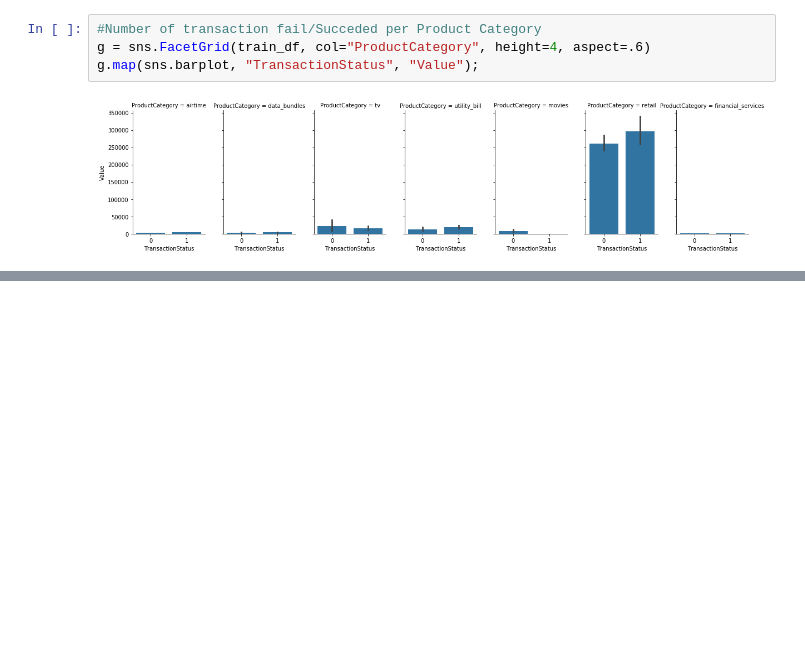
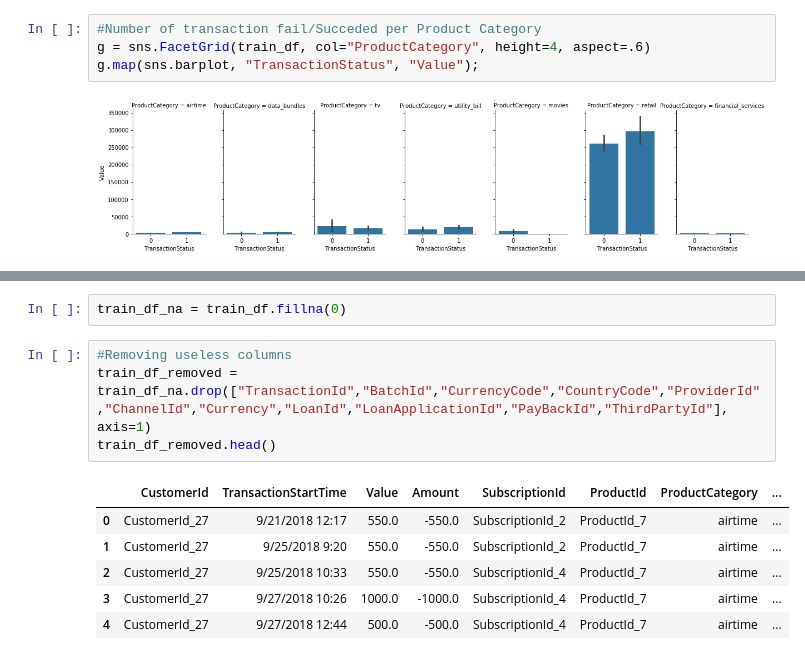
Before and after one commit to H-u-g-o/Credit-Score, a Jupyter notebook: Credit Score.ipynb, the cells around one changed output, grey strips where cells are left out. Cells and saved outputs as stored; diff of their text form; blank space fills up the shorter version.

```diff
--- a/Credit Score.ipynb
+++ b/Credit Score.ipynb
@@ -179,0 +197,13 @@ defaulted_customer.sort_values('TransactionStatus').tail(10)
+# %%
+train_df_na = train_df.fillna(0)
+# %%
+#Removing useless columns
+train_df_removed = train_df_na.drop(["TransactionId","BatchId","CurrencyCode","CountryCode","ProviderId","ChannelId","Currency","LoanId","LoanApplicationId","PayBackId","ThirdPartyId"], axis=1)
+train_df_removed.head()
+# %% [output]
+|  | CustomerId | TransactionStartTime | Value | Amount | SubscriptionId | ProductId | ProductCategory | ... |
+| 0 | CustomerId_27 | 9/21/2018 12:17 | 550.0 | -550.0 | SubscriptionId_2 | ProductId_7 | airtime | ... |
+| 1 | CustomerId_27 | 9/25/2018 9:20 | 550.0 | -550.0 | SubscriptionId_2 | ProductId_7 | airtime | ... |
+| 2 | CustomerId_27 | 9/25/2018 10:33 | 550.0 | -550.0 | SubscriptionId_4 | ProductId_7 | airtime | ... |
+| 3 | CustomerId_27 | 9/27/2018 10:26 | 1000.0 | -1000.0 | SubscriptionId_4 | ProductId_7 | airtime | ... |
+| 4 | CustomerId_27 | 9/27/2018 12:44 | 500.0 | -500.0 | SubscriptionId_4 | ProductId_7 | airtime | ... |
```
Also changed, not shown: parts of 2 cells of this notebook.
